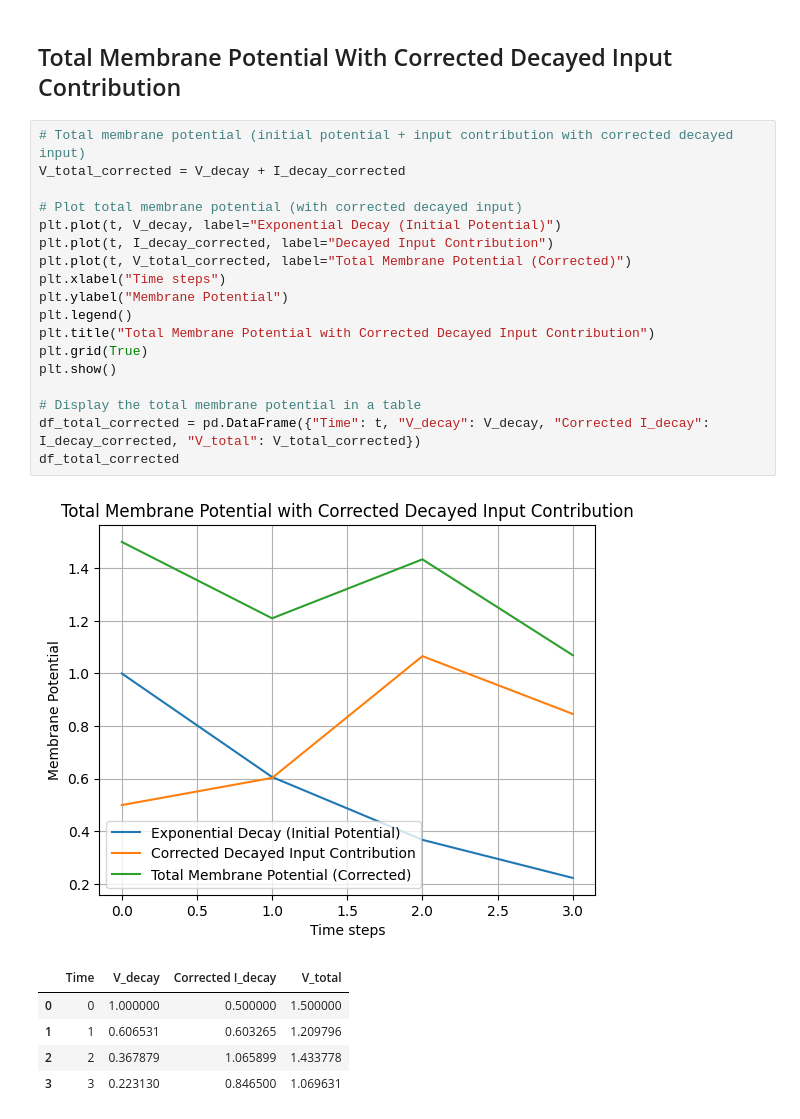
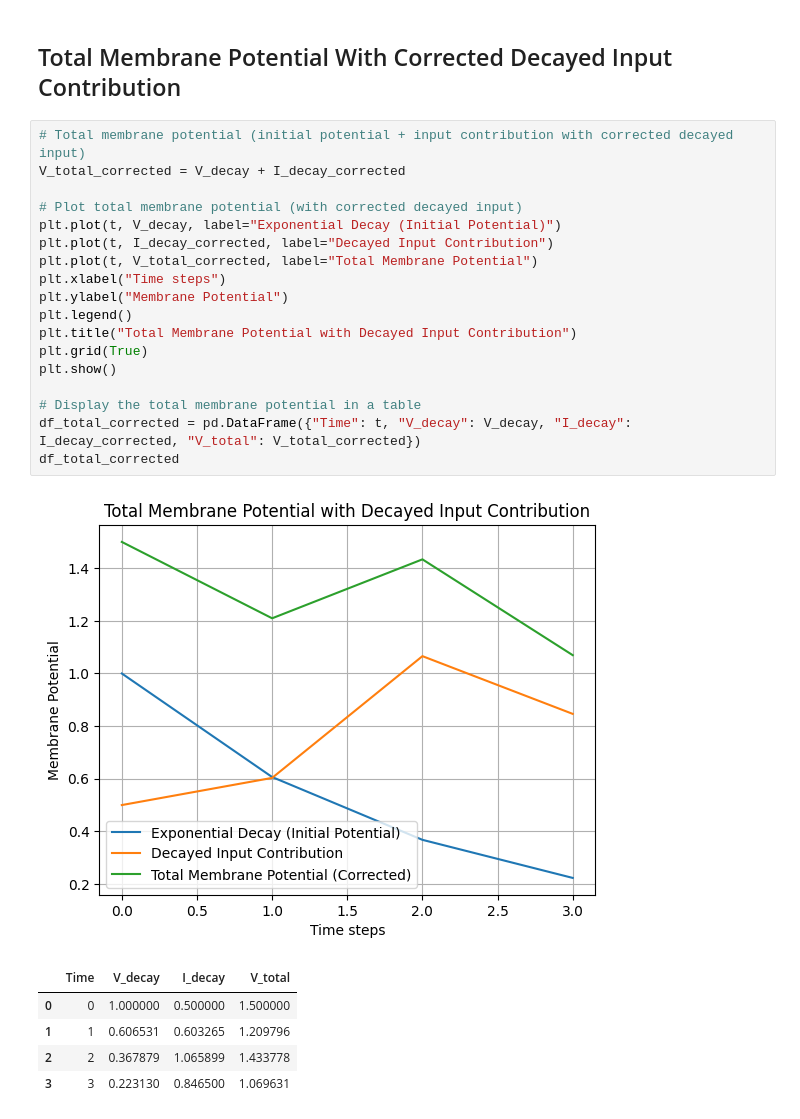
Before and after one commit to and-rewsmith/snntorch, a Jupyter notebook: playground/play.ipynb, the cells around one changed output. Drawn from its saved outputs; the diff is of its cells as text.

```diff
--- a/playground/play.ipynb
+++ b/playground/play.ipynb
@@ -165,24 +165,24 @@ df_input_contribution_corrected
 # %%
 # Total membrane potential (initial potential + input contribution with corrected decayed input)
 V_total_corrected = V_decay + I_decay_corrected
 
 # Plot total membrane potential (with corrected decayed input)
 plt.plot(t, V_decay, label="Exponential Decay (Initial Potential)")
 plt.plot(t, I_decay_corrected, label="Decayed Input Contribution")
-plt.plot(t, V_total_corrected, label="Total Membrane Potential (Corrected)")
+plt.plot(t, V_total_corrected, label="Total Membrane Potential")
 plt.xlabel("Time steps")
 plt.ylabel("Membrane Potential")
 plt.legend()
-plt.title("Total Membrane Potential with Corrected Decayed Input Contribution")
+plt.title("Total Membrane Potential with Decayed Input Contribution")
 plt.grid(True)
 plt.show()
 
 # Display the total membrane potential in a table
-df_total_corrected = pd.DataFrame({"Time": t, "V_decay": V_decay, "Corrected I_decay": I_decay_corrected, "V_total": V_total_corrected})
+df_total_corrected = pd.DataFrame({"Time": t, "V_decay": V_decay, "I_decay": I_decay_corrected, "V_total": V_total_corrected})
 df_total_corrected
 # %% [output]
-[figure, old version]
+[figure, new version]
-|  | Time | V_decay | Corrected I_decay | V_total |
+|  | Time | V_decay | I_decay | V_total |
 | 0 | 0 | 1.000000 | 0.500000 | 1.500000 |
 | 1 | 1 | 0.606531 | 0.603265 | 1.209796 |
 | 2 | 2 | 0.367879 | 1.065899 | 1.433778 |
```
